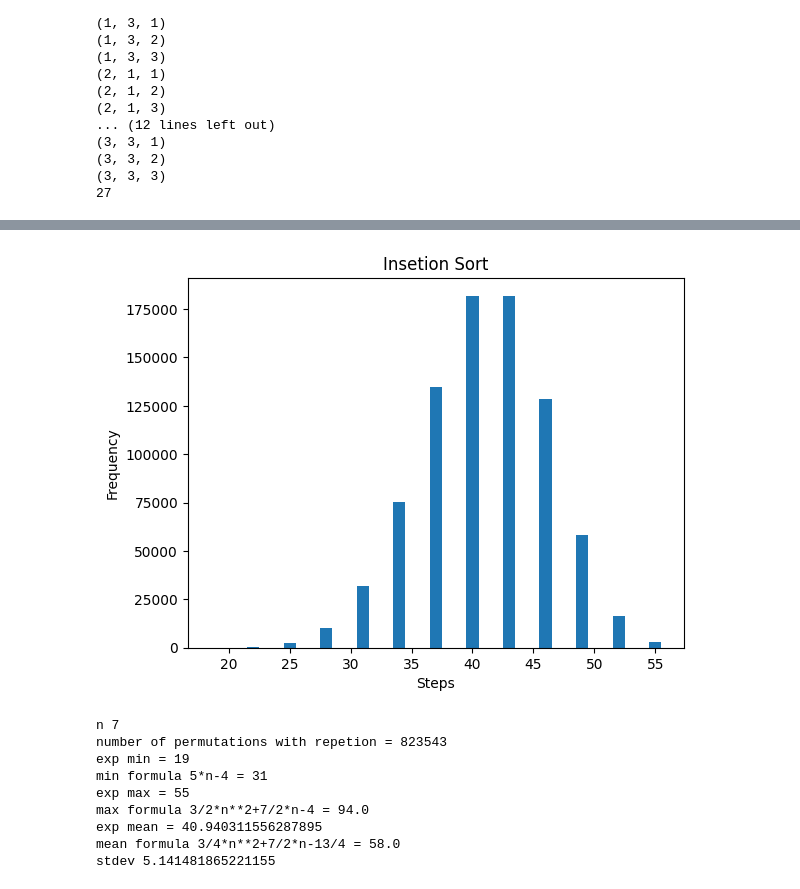
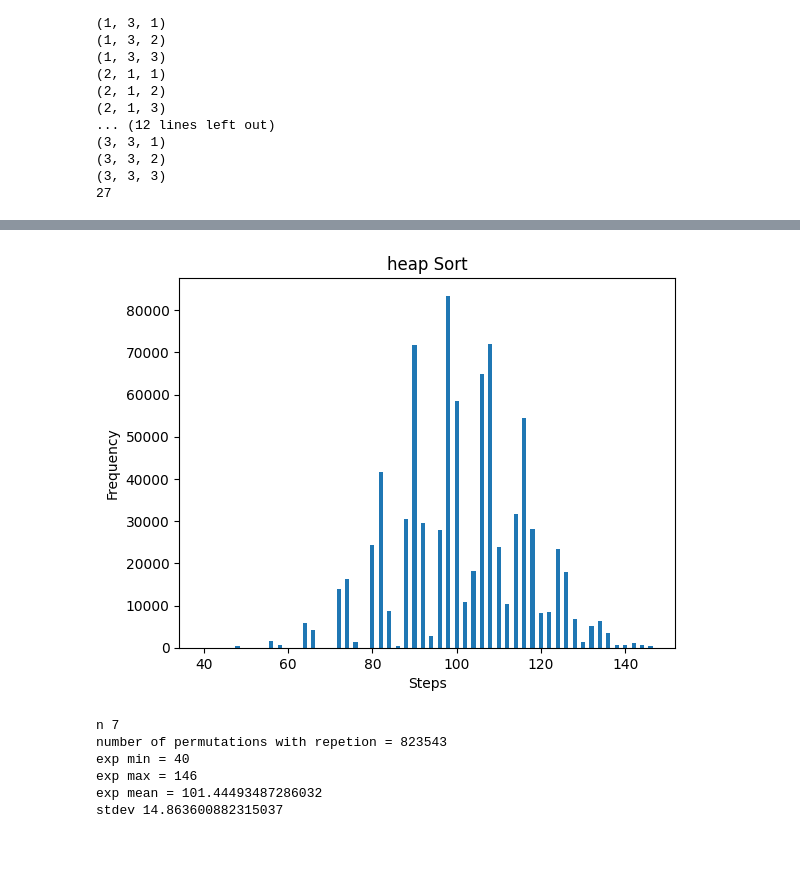
Before and after one commit to jccamposro/AlgorithmsUN2023I, a Jupyter notebook: Lab10/jccamposro_HeapSortDistribution.ipynb, the cells around one changed output, grey strips where cells are left out. Drawn from its saved outputs; the diff is of its cells as text; code cells hidden in the pictures; blank space fills up the shorter version.

```diff
--- a/Lab10/jccamposro_HeapSortDistribution.ipynb
+++ b/Lab10/jccamposro_HeapSortDistribution.ipynb
@@ -280,15 +146,15 @@ import matplotlib.pyplot as plt
 import time
 
 sizes = np.arange(1,200,1)
-results_insertion = []
+results_heap = []
 for i in sizes:
     list1 = list(range(i,1,-1))
     tic = time.time()
-    heapSort(list1)
+    heap_sort(list1)
     toc = time.time()
     timesum = toc - tic
-    results_insertion.append(timesum)
-plt.plot(sizes, results_insertion, 'bx', label = 'Insertion sort')
+    results_heap.append(timesum)
+plt.plot(sizes, results_heap, 'bx', label = 'heap sort')
 plt.xlabel('Array size')
 plt.ylabel('Seconds')
 plt.legend(loc = 'upper left')
@@ -858,33 +633,3 @@ stdev 5.643868580240011
-# %%
-from itertools import permutations
-import matplotlib.pyplot as plt
-import numpy as np
-import math
-
-n=11
-X = range(n)
-times = []
-
-for P in permutations(X):
-  t = heap_sort_steps(list(P))
-  times.append(t)
-
-b = np.array(range(min(times)-1, max(times)+1))+0.5
-plt.hist(times, bins = b )
-plt.title("Insetion Sort")
-plt.xlabel("Steps")
-plt.ylabel("Frequency")
-plt.show()
-
-print("n",n)
-print("number of permutations n! =",math.factorial(n))
-print("exp min =",min(times))
-print("min formula 5*n-4 =",5*n-4)
-print("exp max =",max(times))
-print("max formula 3/2*n**2+7/2*n-4 =",3/2*n**2+7/2*n-4)
-print("exp mean =",np.mean(times))
-print("mean formula 3/4*n**2+17/4*n-4 =",3/4*n**2+17/4*n-4)
-print("stdev",np.std(times))
 # %%
 # https://towardsdatascience.com/an-easy-introduction-to-3d-plotting-with-matplotlib-801561999725
 
@@ -1384,42 +1053,36 @@ stdev 4.697601961927845
 # %%
 from itertools import product
 import matplotlib.pyplot as plt
 import numpy as np
 
 n = 7
 
 times = []
 for P in product(range(1,n+1), repeat = n):
   t = heap_sort_steps(list(P))
   times.append(t)
 
 b = np.array(range(min(times)-1, max(times)+1))+0.5
 plt.hist(times, bins = b )
-plt.title("Insetion Sort")
+plt.title("heap Sort")
 plt.xlabel("Steps")
 plt.ylabel("Frequency")
 plt.show()
 
 print("n",n)
 print("number of permutations with repetion =",n**n)
 print("exp min =",min(times))
-print("min formula 5*n-4 =",5*n-4)
 print("exp max =",max(times))
-print("max formula 3/2*n**2+7/2*n-4 =",3/2*n**2+7/2*n-4)
 print("exp mean =",np.mean(times))
-print("mean formula 3/4*n**2+7/2*n-13/4 =",3/4*n**2+7/2*n-13/4)
 print("stdev",np.std(times))
 # %% [output]
-[figure, old version]
+[figure, new version]
 n 7
 number of permutations with repetion = 823543
-exp min = 19
-min formula 5*n-4 = 31
-exp max = 55
-max formula 3/2*n**2+7/2*n-4 = 94.0
-exp mean = 40.940311556287895
-mean formula 3/4*n**2+7/2*n-13/4 = 58.0
-stdev 5.141481865221155
+exp min = 40
+exp max = 146
+exp mean = 101.44493487286032
+stdev 14.863600882315037
 # %%
 from itertools import product
 import matplotlib.pyplot as plt
```
Also changed, not shown: parts of 74 cells of this notebook.
